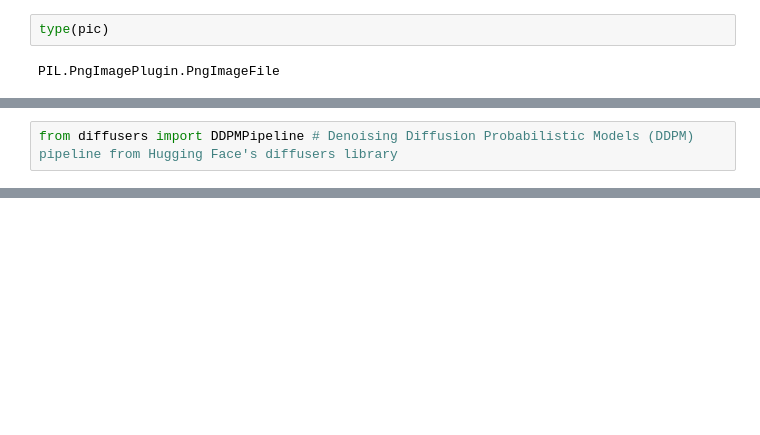
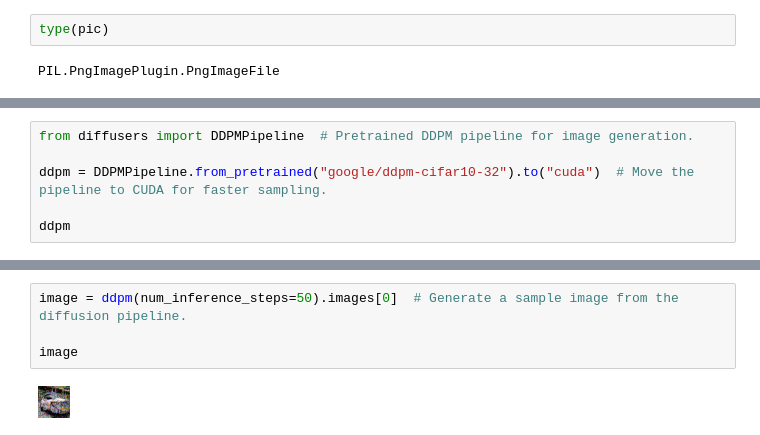
Before and after one commit to LovepreetSinghGhuman/HuggingFace, a Jupyter notebook: Hugging_F_Diffusers.ipynb, the cells around one changed output, grey strips where cells are left out. Saved outputs shown, nothing was run; the diff lists cells and outputs as text; blank space fills up the shorter version.

```diff
--- a/Hugging_F_Diffusers.ipynb
+++ b/Hugging_F_Diffusers.ipynb
@@ -163,2 +180,6 @@ plt.imshow(new_img_resized)
 # %%
-from diffusers import DDPMPipeline # Denoising Diffusion Probabilistic Models (DDPM) pipeline from Hugging Face's diffusers library
+from diffusers import DDPMPipeline  # Pretrained DDPM pipeline for image generation.
+
+ddpm = DDPMPipeline.from_pretrained("google/ddpm-cifar10-32").to("cuda")  # Move the pipeline to CUDA for faster sampling.
+
+ddpm
@@ -164,0 +201,6 @@ from diffusers import DDPMPipeline # Denoising Diffusion Probabilistic Models (D
+# %%
+image = ddpm(num_inference_steps=50).images[0]  # Generate a sample image from the diffusion pipeline.
+
+image
+# %% [output]
+[figure, added]
```
Also changed, not shown: parts of 26 cells of this notebook.
